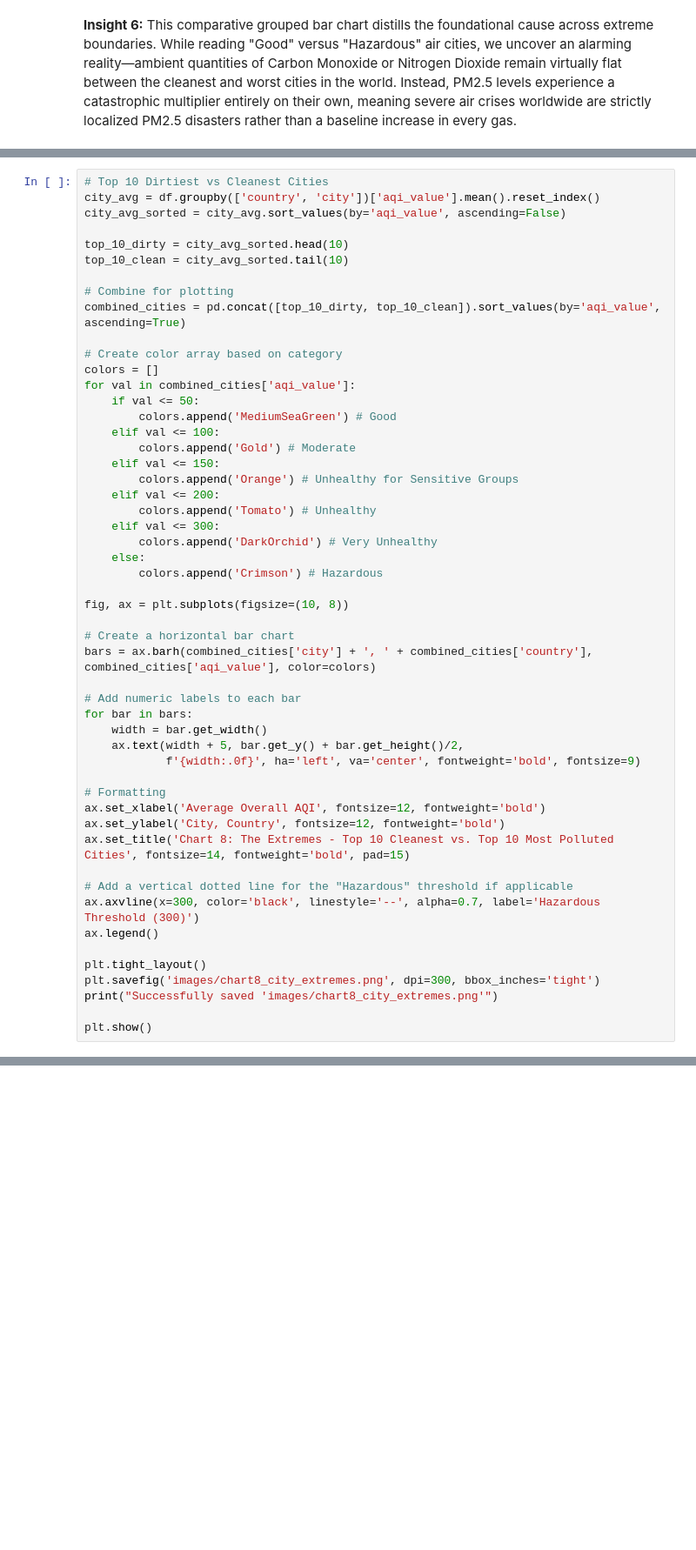
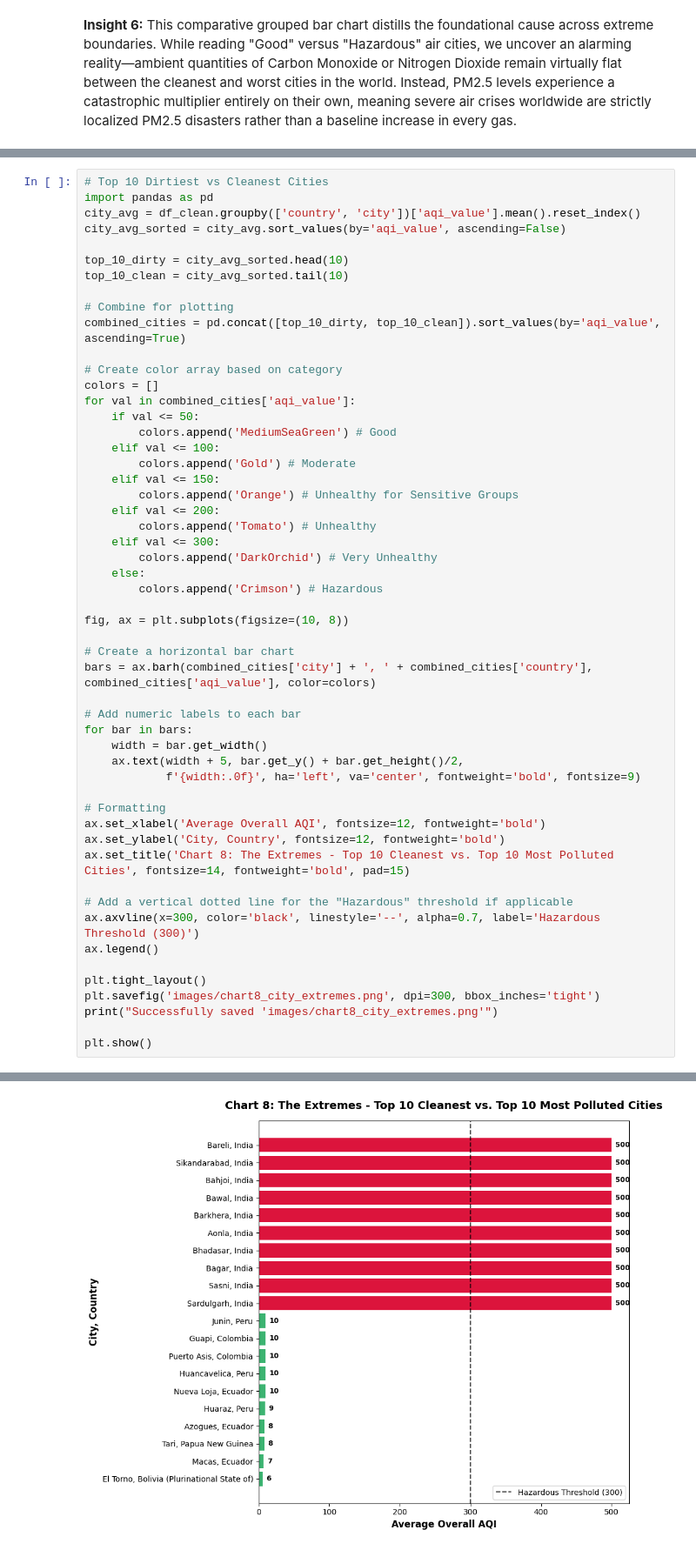
Before and after one commit to ar-sayeem/air-quality-analysis, a Jupyter notebook: Air_Pollution_Analysis.ipynb, the cells around one changed output, grey strips where cells are left out. Shown at 87% size. Saved outputs shown, nothing was run; the diff lists cells and outputs as text; blank space fills up the shorter version.

```diff
--- a/Air_Pollution_Analysis.ipynb
+++ b/Air_Pollution_Analysis.ipynb
@@ -522,6 +523,7 @@ ModuleNotFoundError: No module named 'numpy'
 # %%
 # Top 10 Dirtiest vs Cleanest Cities
-city_avg = df.groupby(['country', 'city'])['aqi_value'].mean().reset_index()
+import pandas as pd
+city_avg = df_clean.groupby(['country', 'city'])['aqi_value'].mean().reset_index()
 city_avg_sorted = city_avg.sort_values(by='aqi_value', ascending=False)
 
 top_10_dirty = city_avg_sorted.head(10)
@@ -571,3 +573,4 @@ plt.savefig('images/chart8_city_extremes.png', dpi=300, bbox_inches='tight')
 print("Successfully saved 'images/chart8_city_extremes.png'")
 
 plt.show()
+# %% [output]
@@ -574,3 +578,4 @@ plt.show()
+[figure, added]
 # %% [markdown]
 ## 7. Findings & Limitations
 
```
Also changed, not shown: parts of 4 cells of this notebook, 15 other files.
